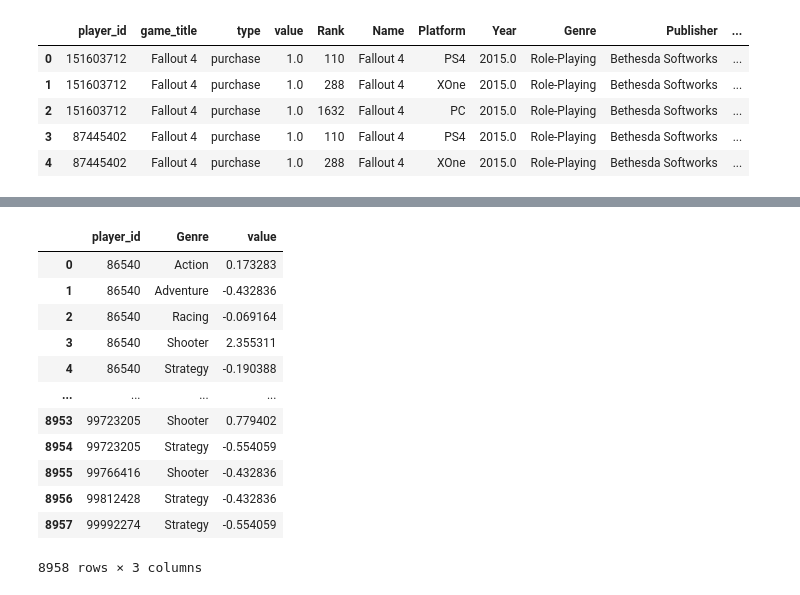
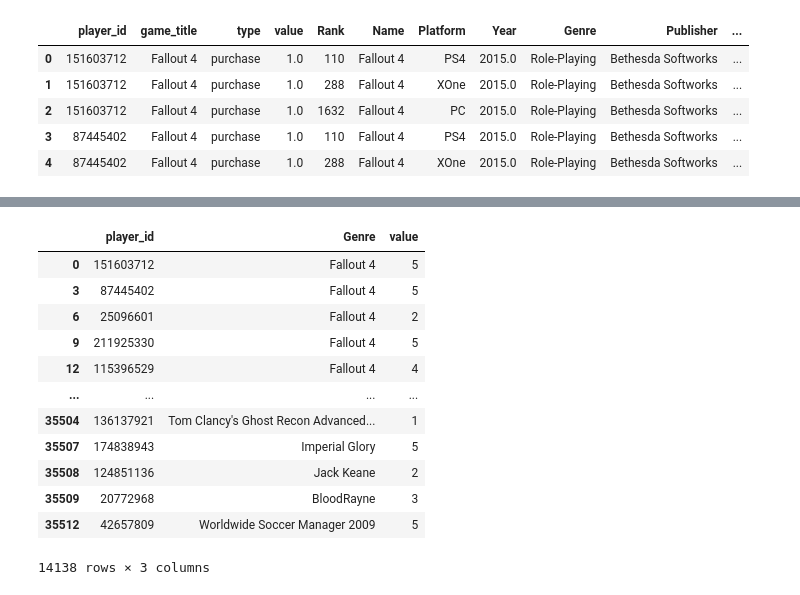
Before and after one commit to Ichak21/Equipe3_Scale_Game, a Jupyter notebook: david_notebook/genre_recommender_v3.ipynb, the cells around one changed output, grey strips where cells are left out. Drawn from its saved outputs; the diff is of its cells as text; code cells hidden in the pictures.

```diff
--- a/david_notebook/genre_recommender_v3.ipynb
+++ b/david_notebook/genre_recommender_v3.ipynb
@@ -21,0 +19,10 @@ df3 = df2.groupby(["player_id", "Genre"]).count()
+# %%
+df = pd.read_csv('test2.csv', index_col="player_id").reset_index().drop_duplicates()
+#df = df.pivot_table(values="value", columns="game_title", index="player_id").fillna(0)
+#df = df.apply(lambda x: x != 0, axis=0).melt(ignore_index=False).reset_index()
+#df["value"] = df["value"].replace({False: 0, True: 1})
+# df = df.melt(ignore_index=False).reset_index()
+# df = df[df["value"] != 0]
+df["value"] = pd.qcut(x=df["value"],q=5, labels=[1,2,3,4,5])
+df = df.rename(columns={"game_title": "Genre"})
+df
@@ -26,25 +47,25 @@ import numpy as np
 from sklearn.preprocessing import StandardScaler
 # %%
 scaler = StandardScaler()
-users = df3.reset_index()
+users = df
 users["player_id"] = np.asarray(users["player_id"]).astype(np.int32)
-users[["value"]] = scaler.fit_transform(users[["value"]])
+# users[["value"]] = scaler.fit_transform(users[["value"]])
 unique_user_ids = users["player_id"].unique()
 users
 # %% [output]
 |  | player_id | Genre | value |
-| 0 | 86540 | Action | 0.173283 |
-| 1 | 86540 | Adventure | -0.432836 |
-| 2 | 86540 | Racing | -0.069164 |
-| 3 | 86540 | Shooter | 2.355311 |
-| 4 | 86540 | Strategy | -0.190388 |
+| 0 | 151603712 | Fallout 4 | 5 |
+| 3 | 87445402 | Fallout 4 | 5 |
+| 6 | 25096601 | Fallout 4 | 2 |
+| 9 | 211925330 | Fallout 4 | 5 |
+| 12 | 115396529 | Fallout 4 | 4 |
 | ... | ... | ... | ... |
-| 8953 | 99723205 | Shooter | 0.779402 |
-| 8954 | 99723205 | Strategy | -0.554059 |
-| 8955 | 99766416 | Shooter | -0.432836 |
-| 8956 | 99812428 | Strategy | -0.432836 |
-| 8957 | 99992274 | Strategy | -0.554059 |
+| 35504 | 136137921 | Tom Clancy's Ghost Recon Advanced... | 1 |
+| 35507 | 174838943 | Imperial Glory | 5 |
+| 35508 | 124851136 | Jack Keane | 2 |
+| 35509 | 20772968 | BloodRayne | 3 |
+| 35512 | 42657809 | Worldwide Soccer Manager 2009 | 5 |
-8958 rows × 3 columns
+14138 rows × 3 columns
 # %%
 genres = users["Genre"].unique()
 unique_genres = genres
```
Also changed, not shown: parts of 9 cells of this notebook, 3 other files.
